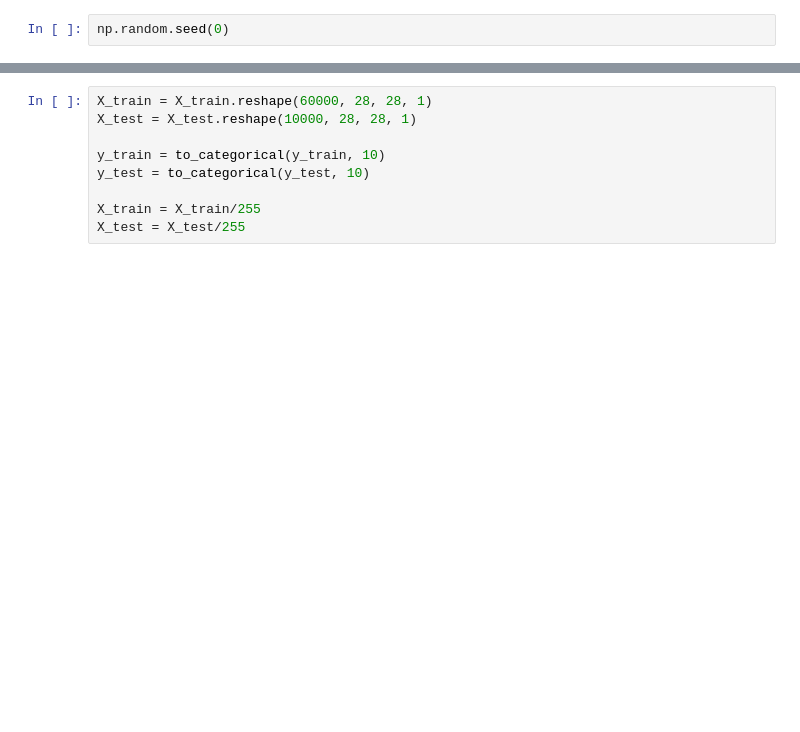
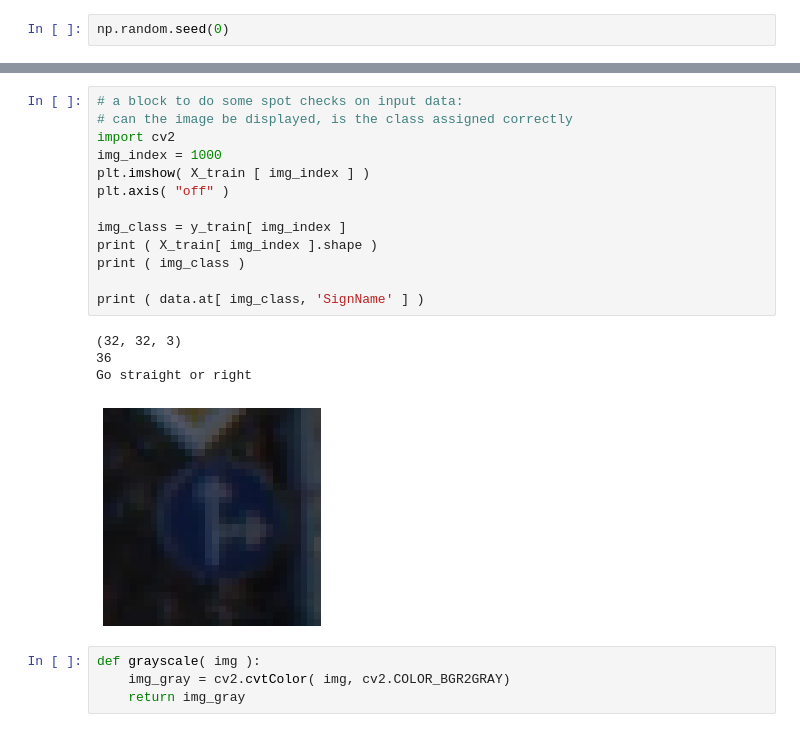
Before and after one commit to grandmasterb80/udemy, a Jupyter notebook: complete_self_driving_car_course-applied_deep_learning/The Complete Self-Driving Car Course - Lesson 12.ipynb, the cells around one changed output, grey strips where cells are left out. Cells and saved outputs as stored; diff of their text form; blank space fills up the shorter version.

```diff
--- a/complete_self_driving_car_course-applied_deep_learning/The Complete Self-Driving Car Course - Lesson 12.ipynb
+++ b/complete_self_driving_car_course-applied_deep_learning/The Complete Self-Driving Car Course - Lesson 12.ipynb
@@ -73,9 +110,22 @@ plt.show()
-# %%
-X_train = X_train.reshape(60000, 28, 28, 1)
-X_test = X_test.reshape(10000, 28, 28, 1)
-
-y_train = to_categorical(y_train, 10)
-y_test = to_categorical(y_test, 10)
-
-X_train = X_train/255
-X_test = X_test/255
+# %%
+# a block to do some spot checks on input data:
+# can the image be displayed, is the class assigned correctly
+import cv2
+img_index = 1000
+plt.imshow( X_train [ img_index ] )
+plt.axis( "off" )
+
+img_class = y_train[ img_index ]
+print ( X_train[ img_index ].shape )
+print ( img_class )
+
+print ( data.at[ img_class, 'SignName' ] )
+# %% [output]
+(32, 32, 3)
+36
+Go straight or right
+[figure, added]
+# %%
+def grayscale( img ):
+    img_gray = cv2.cvtColor( img, cv2.COLOR_BGR2GRAY)
+    return img_gray
```
Also changed, not shown: parts of 32 cells of this notebook, 1 other file.
